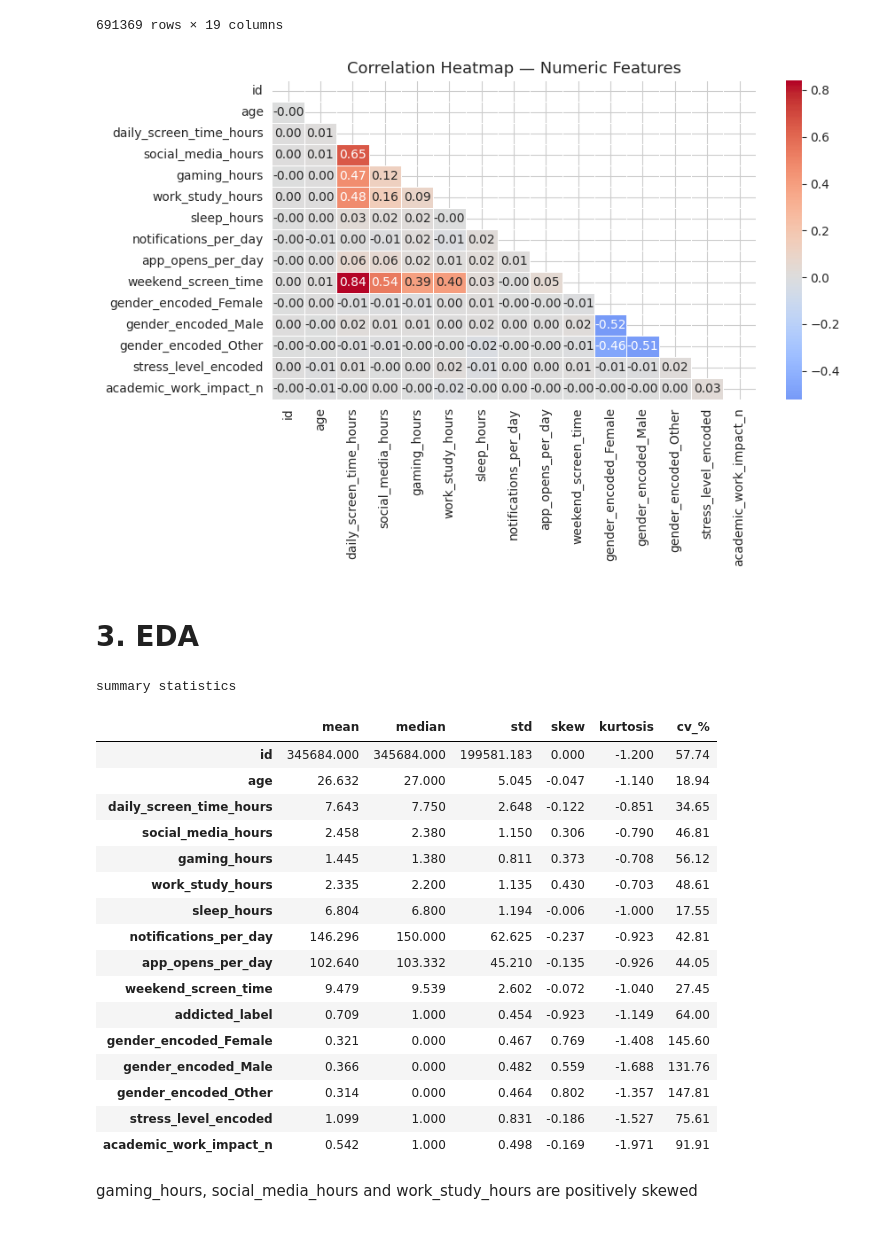
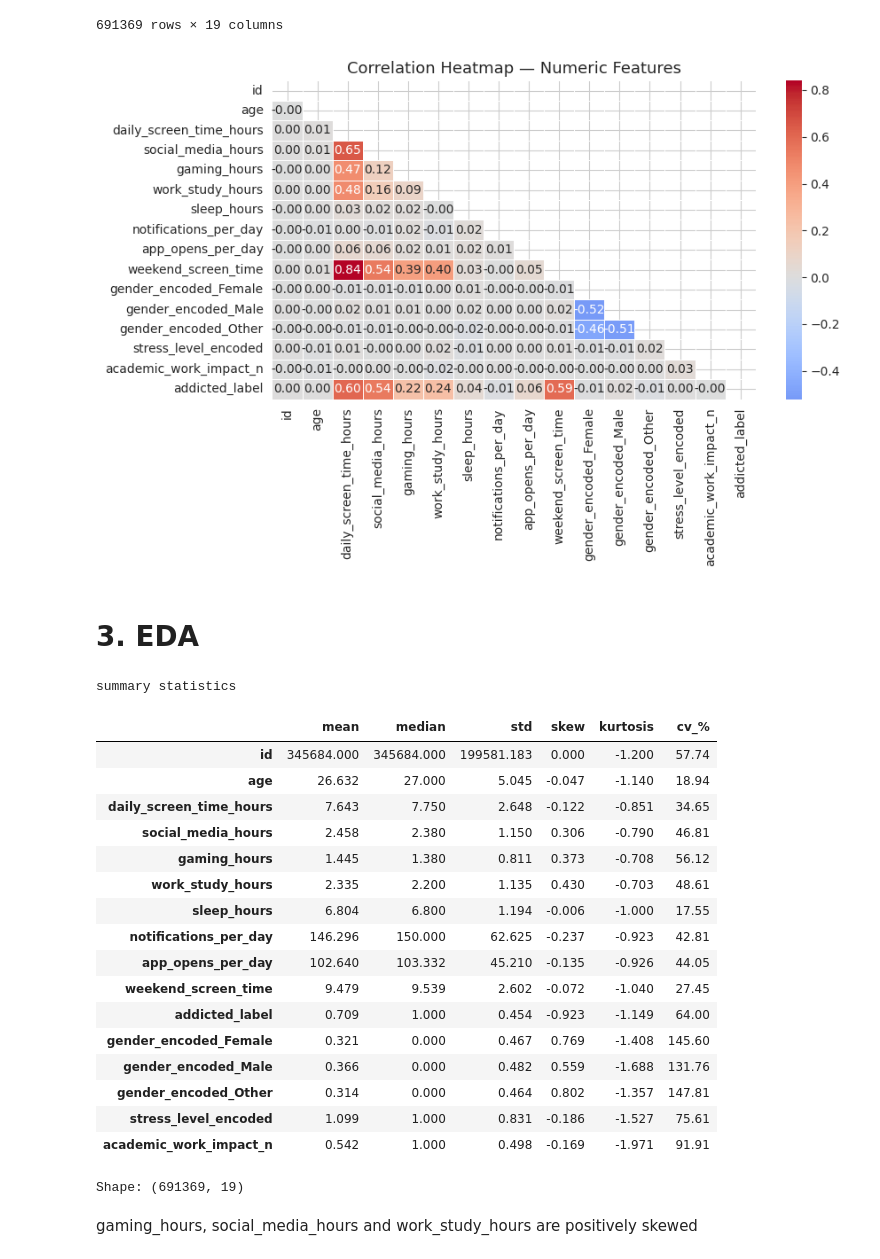
Before and after one commit to kamxsato/MIS444_Final_Project, a Jupyter notebook: 24104087_Final_Project.ipynb, the cells around one changed output. Saved outputs shown, nothing was run; the diff lists cells and outputs as text; code cells hidden in the pictures.

```diff
--- a/24104087_Final_Project.ipynb
+++ b/24104087_Final_Project.ipynb
@@ -370,23 +384,23 @@ display(df_scaled)
 # %%
 # 2.7 Multicolinearity check
 
 corr_cols = ['id', 'age', 'daily_screen_time_hours', 'social_media_hours',
              'gaming_hours', 'work_study_hours', 'sleep_hours',
              'notifications_per_day', 'app_opens_per_day', 'weekend_screen_time',
             'gender_encoded_Female', 'gender_encoded_Male', 'gender_encoded_Other',
-             'stress_level_encoded', 'academic_work_impact_n']
+             'stress_level_encoded', 'academic_work_impact_n', 'addicted_label']
 
 corr_matrix = df_scaled[corr_cols].corr()
 
 plt.figure(figsize=(9, 6))
 mask = np.triu(np.ones_like(corr_matrix, dtype=bool))
 sns.heatmap(corr_matrix, mask=mask, annot=True, fmt='.2f',
             cmap='coolwarm', center=0, linewidths=0.5)
 plt.title('Correlation Heatmap — Numeric Features', fontsize=13)
 plt.tight_layout()
 plt.show()
 # %% [output]
-[figure, old version]
+[figure, new version]
 # %% [markdown]
 # 3. EDA
 # %%
@@ -399,6 +413,7 @@ stats_df['cv_%'] = (df[num_cols_df].std() / df[num_cols_df].mean() * 100).round(
 
 print(f'summary statistics')
 display(stats_df.round(3))
+print(f'Shape: {df.shape}')
 # %% [output]
 summary statistics
 |  | mean | median | std | skew | kurtosis | cv_% |
@@ -418,6 +433,7 @@ summary statistics
 | gender_encoded_Other | 0.314 | 0.000 | 0.464 | 0.802 | -1.357 | 147.81 |
 | stress_level_encoded | 1.099 | 1.000 | 0.831 | -0.186 | -1.527 | 75.61 |
 | academic_work_impact_n | 0.542 | 1.000 | 0.498 | -0.169 | -1.971 | 91.91 |
+Shape: (691369, 19)
 # %% [markdown]
 gaming_hours, social_media_hours and work_study_hours are positively skewed
 # %%
```
Also changed, not shown: parts of 15 cells of this notebook.
